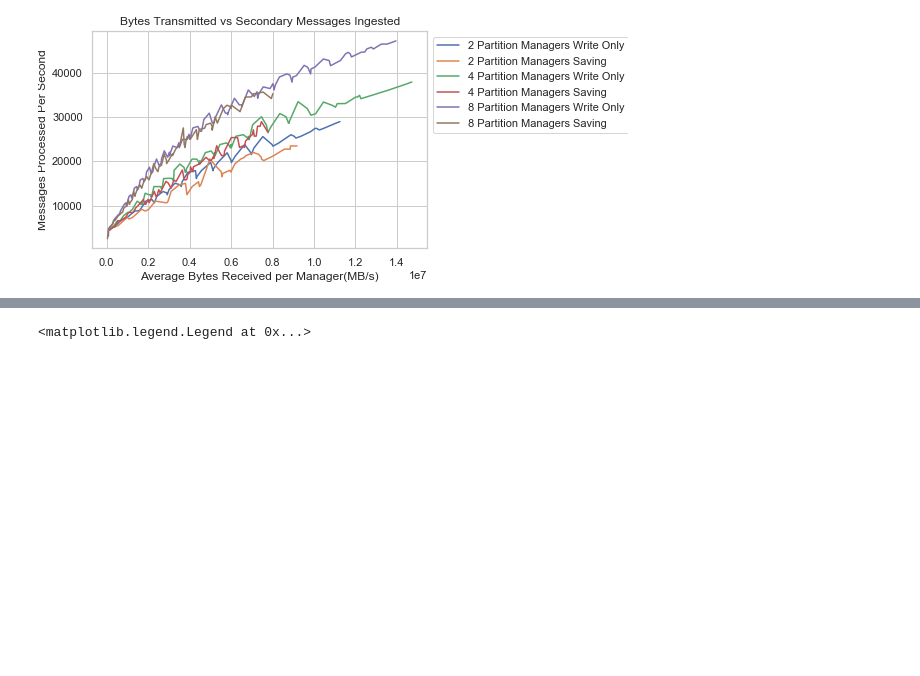
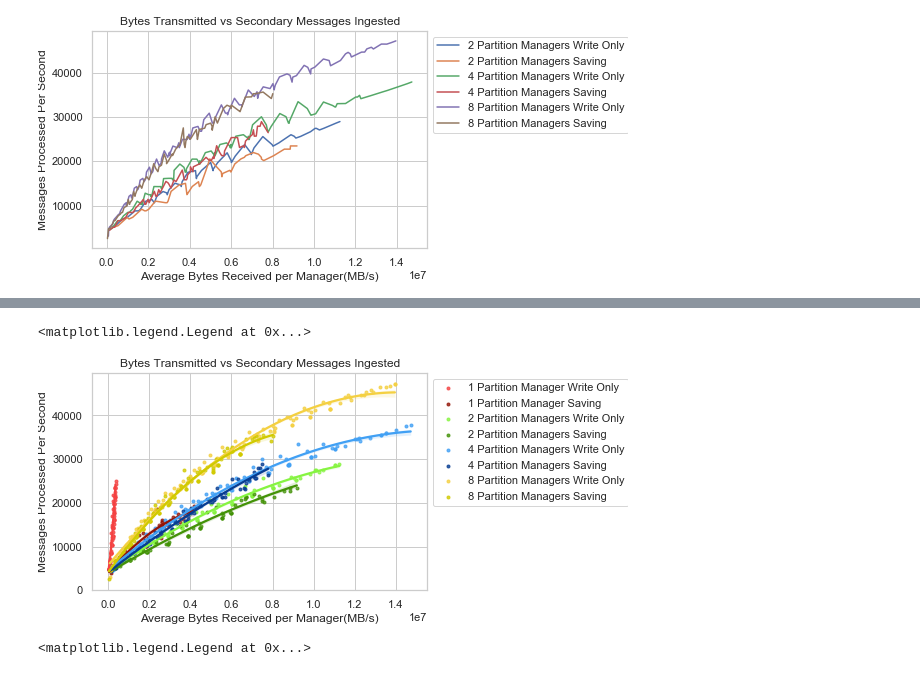
Before and after one commit to miratepuffin/Raphtory-Deployment, a Jupyter notebook: JupyterPlotting/Prometheus.ipynb, the cells around one changed output, grey strips where cells are left out. Drawn from its saved outputs; the diff is of its cells as text; code cells hidden in the pictures; blank space fills up the shorter version.

```diff
--- a/JupyterPlotting/Prometheus.ipynb
+++ b/JupyterPlotting/Prometheus.ipynb
@@ -499,3 +609,30 @@ plt.legend(loc="upper left", bbox_to_anchor=(1,1))
+# %%
+plt.tight_layout()
+plt.title('Bytes Transmitted vs Secondary Messages Ingested')
+plt.xlabel('Average Bytes Received per Manager(MB/s)')
+plt.ylabel('Messages Processed Per Second')
+
+plotAverageLinear(Write1,networkTransmitted,updates,"1 Partition Manager Write Only","#f44242")
+#plotAverage(Archive1,cpu,updates,"1 Partition Manager Archiving")
+#plotAverage(compress1,cpu,updates,"1 Partition Manager Compressing")
+plotAverageLinear(save1,networkTransmitted,updates,"1 Partition Manager Saving","#931507")
+plotAverageLinear(Write2,networkTransmitted,updates,"2 Partition Managers Write Only","#86f441")
+#plotAverage(Archive2,cpu,updates,"2 Partition Managers Archiving")
+#plotAverage(compress2,cpu,updates,"2 Partition Managers Compressing")
+plotAverageLinear(save2,networkTransmitted,updates,"2 Partition Managers Saving","#439207")
+plotAverageLinear(Write4,networkTransmitted,updates,"4 Partition Managers Write Only","#41a0f4")
+#plotAverage(Archive4,cpu,updates,"4 Partition Managers Archiving")
+#plotAverage(compress4,cpu,updates,"4 Partition Managers Compressing")
+plotAverageLinear(save4,networkTransmitted,updates,"4 Partition Managers Saving","#063c91")
+plotAverageLinear(Write8,networkTransmitted,updates,"8 Partition Managers Write Only","#f4d041")
+#plotAverage(Archive8,cpu,updates,"8 Partition Managers Archiving")
+#plotAverage(compress8,cpu,updates,"8 Partition Managers Compressing")
+plotAverageLinear(save8,networkTransmitted,updates,"8 Partition Managers Saving","#d1ca00")
+
+plt.legend(loc="upper left", bbox_to_anchor=(1,1))
+# %% [output]
+<matplotlib.legend.Legend at 0x...>
+[figure, added]
 # %%
 plt.tight_layout()
 plt.title('Maximum Throughput of Partition Managers in various size clusters')
```
Also changed, not shown: parts of 9 cells of this notebook.
